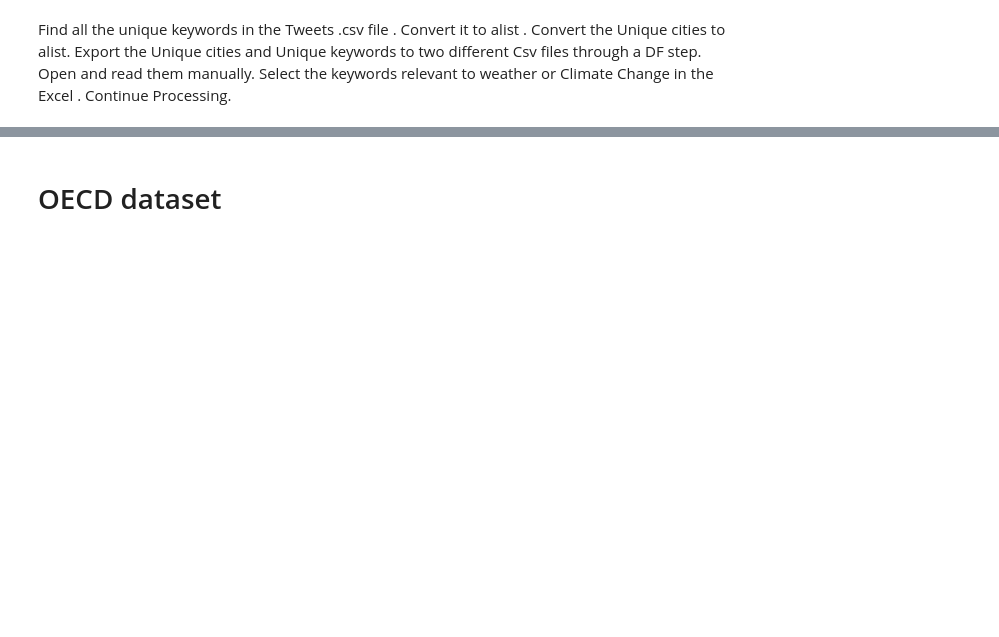
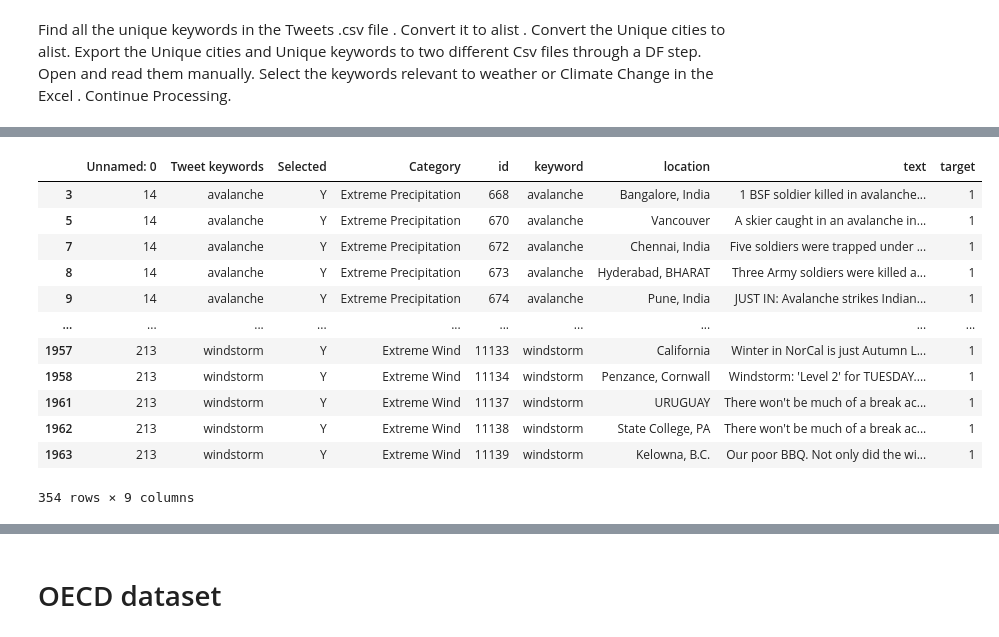
Before and after one commit to MarinaWolters/Coding-Tracker, a Jupyter notebook: Test_Copy_of_Delta_Climate_Project.ipynb, the cells around one changed output, grey strips where cells are left out. Cells and saved outputs as stored; diff of their text form; code cells hidden in the pictures; blank space fills up the shorter version.

```diff
--- a/Test_Copy_of_Delta_Climate_Project.ipynb
+++ b/Test_Copy_of_Delta_Climate_Project.ipynb
@@ -607,0 +657,18 @@ tweets relevant to climate based disaster 1340
+# %%
+# Only keeps true disaster tweets (target == 1)
+climate_dis_tweets_df = climate_tweets_df[climate_tweets_df['target'] == 1]
+climate_dis_tweets_df
+# %% [output]
+|  | Unnamed: 0 | Tweet keywords | Selected | Category | id | keyword | location | text | target |
+| 3 | 14 | avalanche | Y | Extreme Precipitation | 668 | avalanche | Bangalore, India | 1 BSF soldier killed in avalanche... | 1 |
+| 5 | 14 | avalanche | Y | Extreme Precipitation | 670 | avalanche | Vancouver | A skier caught in an avalanche in... | 1 |
+| 7 | 14 | avalanche | Y | Extreme Precipitation | 672 | avalanche | Chennai, India | Five soldiers were trapped under ... | 1 |
+| 8 | 14 | avalanche | Y | Extreme Precipitation | 673 | avalanche | Hyderabad, BHARAT | Three Army soldiers were killed a... | 1 |
+| 9 | 14 | avalanche | Y | Extreme Precipitation | 674 | avalanche | Pune, India | JUST IN: Avalanche strikes Indian... | 1 |
+| ... | ... | ... | ... | ... | ... | ... | ... | ... | ... |
+| 1957 | 213 | windstorm | Y | Extreme Wind | 11133 | windstorm | California | Winter in NorCal is just Autumn L... | 1 |
+| 1958 | 213 | windstorm | Y | Extreme Wind | 11134 | windstorm | Penzance, Cornwall | Windstorm: 'Level 2' for TUESDAY.... | 1 |
+| 1961 | 213 | windstorm | Y | Extreme Wind | 11137 | windstorm | URUGUAY | There won't be much of a break ac... | 1 |
+| 1962 | 213 | windstorm | Y | Extreme Wind | 11138 | windstorm | State College, PA | There won't be much of a break ac... | 1 |
+| 1963 | 213 | windstorm | Y | Extreme Wind | 11139 | windstorm | Kelowna, B.C. | Our poor BBQ. Not only did the wi... | 1 |
+354 rows × 9 columns
```
Also changed, not shown: parts of 62 cells of this notebook.
